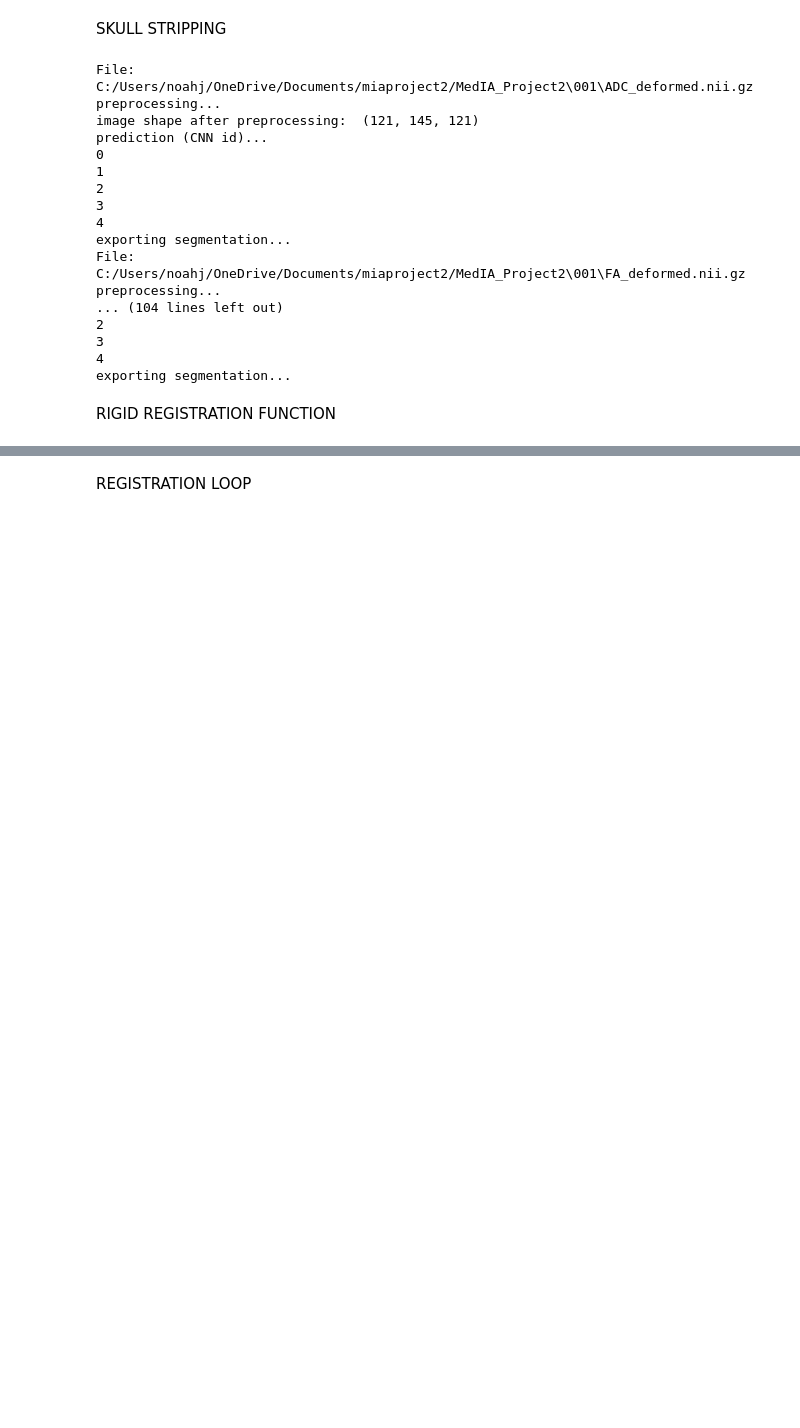
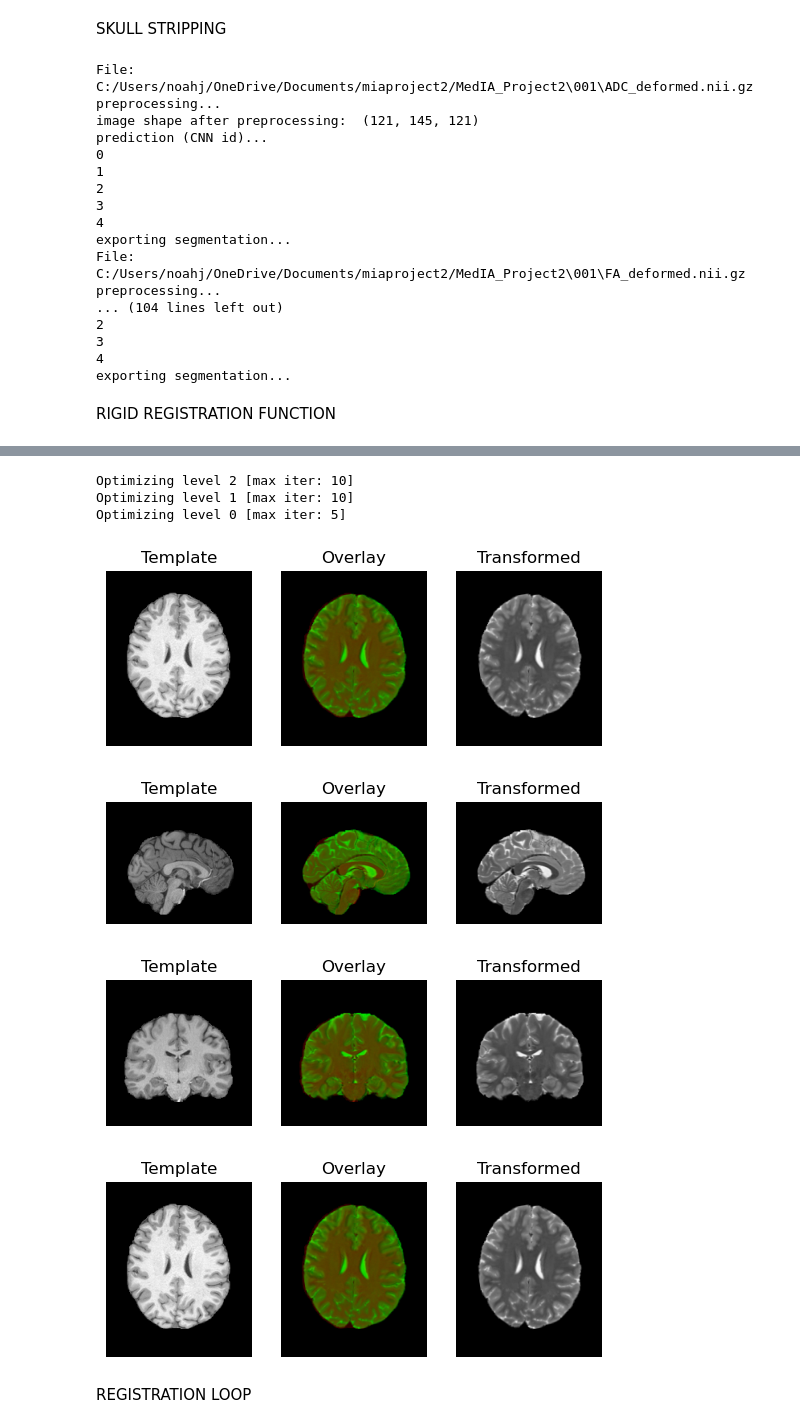
Before and after one commit to nibafanfan/Medical-Image-Analysis-Project, a Jupyter notebook: pre_process.ipynb, the cells around one changed output, grey strips where cells are left out. Drawn from its saved outputs; the diff is of its cells as text; code cells hidden in the pictures; blank space fills up the shorter version.

```diff
--- a/pre_process.ipynb
+++ b/pre_process.ipynb
@@ -69,3 +164,23 @@ def registerRigid(fixed, moving, T2, lr, printmetric=False):
+# %%
+transform = RigidTransform3D()
+rigid = affreg.optimize(template_data, moving_data, transform, None, template_affine, moving_affine)
+transformed = rigid.transform(moving_data)
+regtools.overlay_slices(template_data, transformed, None, 0,
+                        "Template", "Transformed")
+
+regtools.overlay_slices(template_data, transformed, None, 1,
+                        "Template", "Transformed")
+
+regtools.overlay_slices(template_data, transformed, None, 2,
+                        "Template", "Transformed")
+# %% [output]
+Optimizing level 2 [max iter: 10]
+Optimizing level 1 [max iter: 10]
+Optimizing level 0 [max iter: 5]
+[figure, added]
+[figure, added]
+[figure, added]
+[figure, added]
 # %% [markdown]
 REGISTRATION LOOP
 # %%
```
Also changed, not shown: parts of 9 cells of this notebook.
